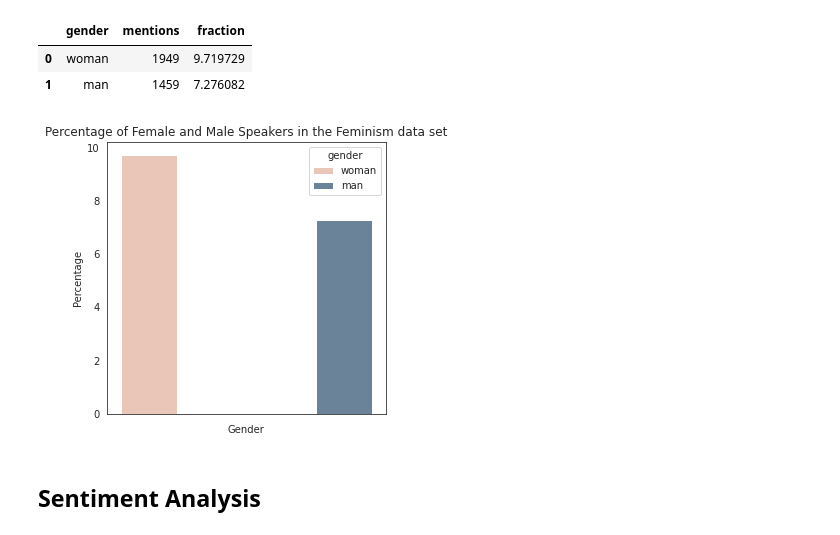
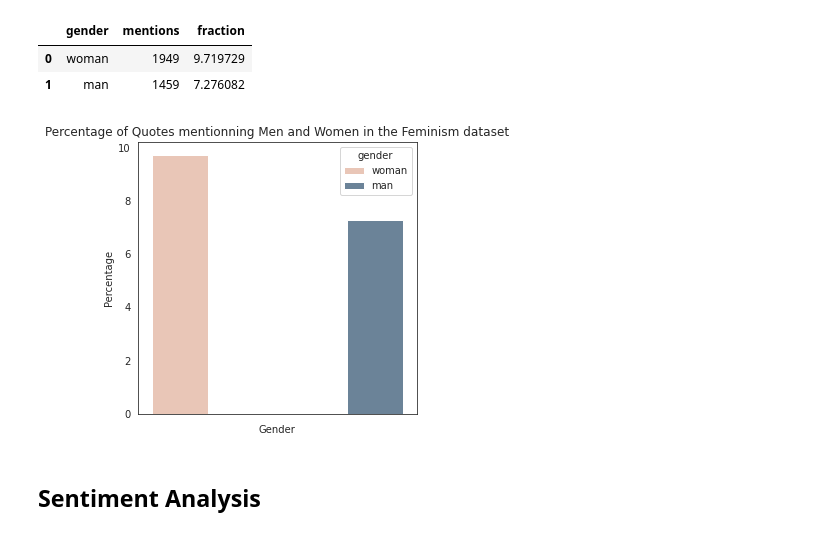
Before and after one commit to epfl-ada/ada-2021-project-wow, a Jupyter notebook: ADA_project.ipynb, the cells around one changed output. Cells and saved outputs as stored; diff of their text form; code cells hidden in the pictures.

```diff
--- a/ADA_project.ipynb
+++ b/ADA_project.ipynb
@@ -1573,17 +1573,17 @@ mentions_counts_feminism
 # %%
 plt.figure(figsize=(5, 5))
 # This is where the actual plot gets made
 ax = sns.barplot(data=mentions_counts_feminism, x='gender', y='fraction', hue="gender", palette=['#f1c3af', '#64849f'])
 # Customise some display properties
-ax.set_title('Percentage of Female and Male Speakers in the Feminism data set')
+ax.set_title('Percentage of Quotes mentionning Men and Women in the Feminism dataset')
 ax.set_ylabel('Percentage')
 ax.set_xlabel('Gender')
 ax.grid(False)
 ax.set(xticklabels=[])
 plt.savefig("/content/drive/MyDrive/ADA/Saved data/ratio_male_female_feminism.png", bbox_inches='tight', dpi=300)
 plt.show()
 # %% [output]
-[figure, old version]
+[figure, new version]
 # %% [markdown]
 ## Sentiment Analysis
 # %%
```
Also changed, not shown: parts of 1 cell of this notebook.
